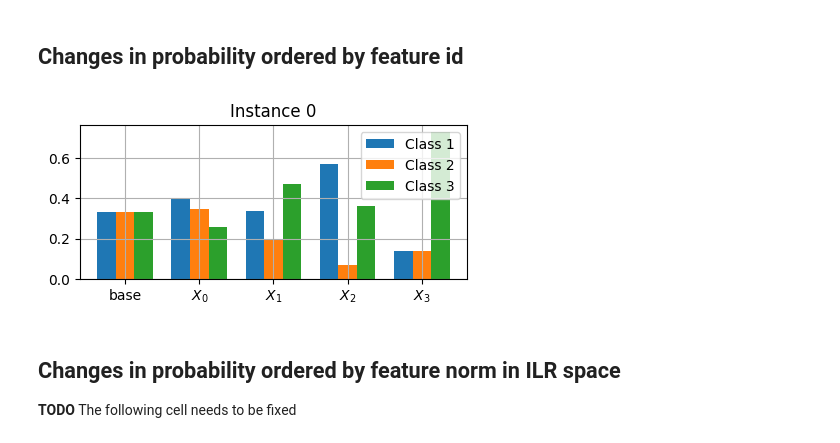
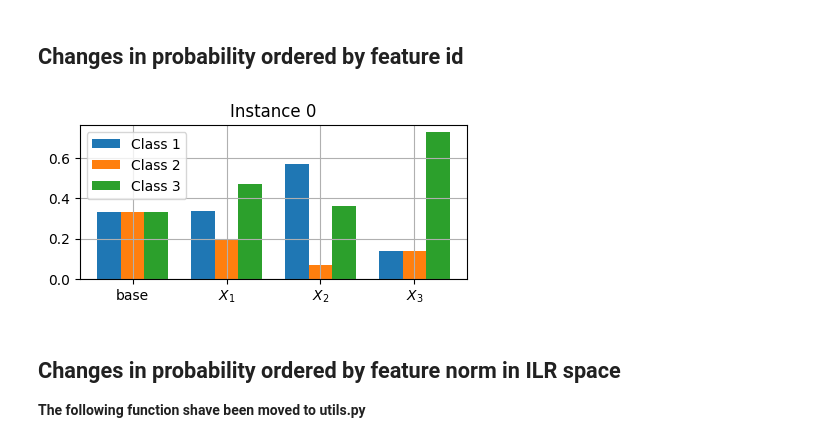
Before and after one commit to shapley-composition/ecai-2024-code-and-exp, a Jupyter notebook: toy_example_in_ilr_and_shap.ipynb, the cells around one changed output. Saved outputs shown, nothing was run; the diff lists cells and outputs as text; code cells hidden in the pictures.

```diff
--- a/toy_example_in_ilr_and_shap.ipynb
+++ b/toy_example_in_ilr_and_shap.ipynb
@@ -41,6 +41,7 @@ colors = cm.colors
 cm
 
 plt.rcParams['axes.grid'] = True
+plt.rcParams['savefig.format'] = 'pdf'
 # %% [markdown]
 # Definition of a coordinate system in ILR space
 
@@ -115,8 +85,7 @@ inst_ilr_tip_list = [[rotate([0.5, 0.2], 30),
                   rotate([2, 0], 30)]]
 
 inst_ilr_tip_list = [
-     [np.array([0.1, 0.3]),
-      np.array([0.4, -0.5]),
+     [np.array([0.4, -0.5]),
       np.array([1.5, -0.5]),
       np.array([0, -np.sqrt(3)/2 - 0.5])],
 #     [np.array([0, -2]),
@@ -339,7 +279,7 @@ Instance 0
 for i, shapley_prob_list in enumerate(inst_prob_shap_cont_list):
     print(f"Instance {i}")
     for j, shapley_prob in enumerate(shapley_prob_list):
-        print(f"\tFeature {j} Shapley probability contribution = {shapley_prob.round(2)}")
+        print(f"\tFeature {j+1} Shapley probability contribution = {shapley_prob.round(2)}")
 
 def plot_shapley_instances_bars(inst_prob_shap_cont_list, feat_names=None, order_list=None):
     fig_list = []
@@ -359,7 +299,7 @@ def plot_shapley_instances_bars(inst_prob_shap_cont_list, feat_names=None, order
             offset = width * j
             ax.bar(x + offset, shapley_prob, width, label=f"Class {j+1}")
         if feat_names is None:
-            feat_names_instance = np.array([f"$X_{j}$" for j in range(n_features)])
+            feat_names_instance = np.array([f"$X_{j+1}$" for j in range(n_features)])
         else:
             feat_names_instance = np.array(feat_names)
         if order_list is not None:
@@ -414,7 +352,7 @@ for i, instance in enumerate(inst_ovr_prob_shap_cont_list):
         shap.force_plot(
             base_value=base_prob[label_id],
             shap_values=feat_class_m[:,label_id],
-            features=[f"X_{j}" for j in range(feat_class_m.shape[0])],
+            features=[f"X_{j+1}" for j in range(feat_class_m.shape[0])],
             matplotlib=True, show=False,
             figsize=(5, 4)
         )
@@ -437,13 +375,13 @@ Shapley values for this class = [-0.07660985  0.21324956 -0.10677334  0.36388577
 # %%
 inst_prob_tip_with_base_list = [[base_prob, ] + inst_list for inst_list in inst_prob_tip_list]
 
 fig_list = plot_shapley_instances_bars(inst_prob_tip_with_base_list,
-                                       feat_names=['base', ] + [f"$X_{j}$" for j in range(len(inst_prob_tip_list[0]))])
+                                       feat_names=['base', ] + [f"$X_{j+1}$" for j in range(len(inst_prob_tip_list[0]))])
 for i, fig in enumerate(fig_list):
     fig.savefig(os.path.join(out_dir, f'comp_shap_cum_inst_{i}'), dpi=300, bbox_inches='tight')
 # %% [output]
-[figure, old version]
+[figure, new version]
 # %% [markdown]
 ## Changes in probability ordered by feature norm in ILR space
 
-**TODO** The following cell needs to be fixed
+**The following function shave been moved to utils.py**
```
Also changed, not shown: parts of 17 cells of this notebook, 1 other file.
